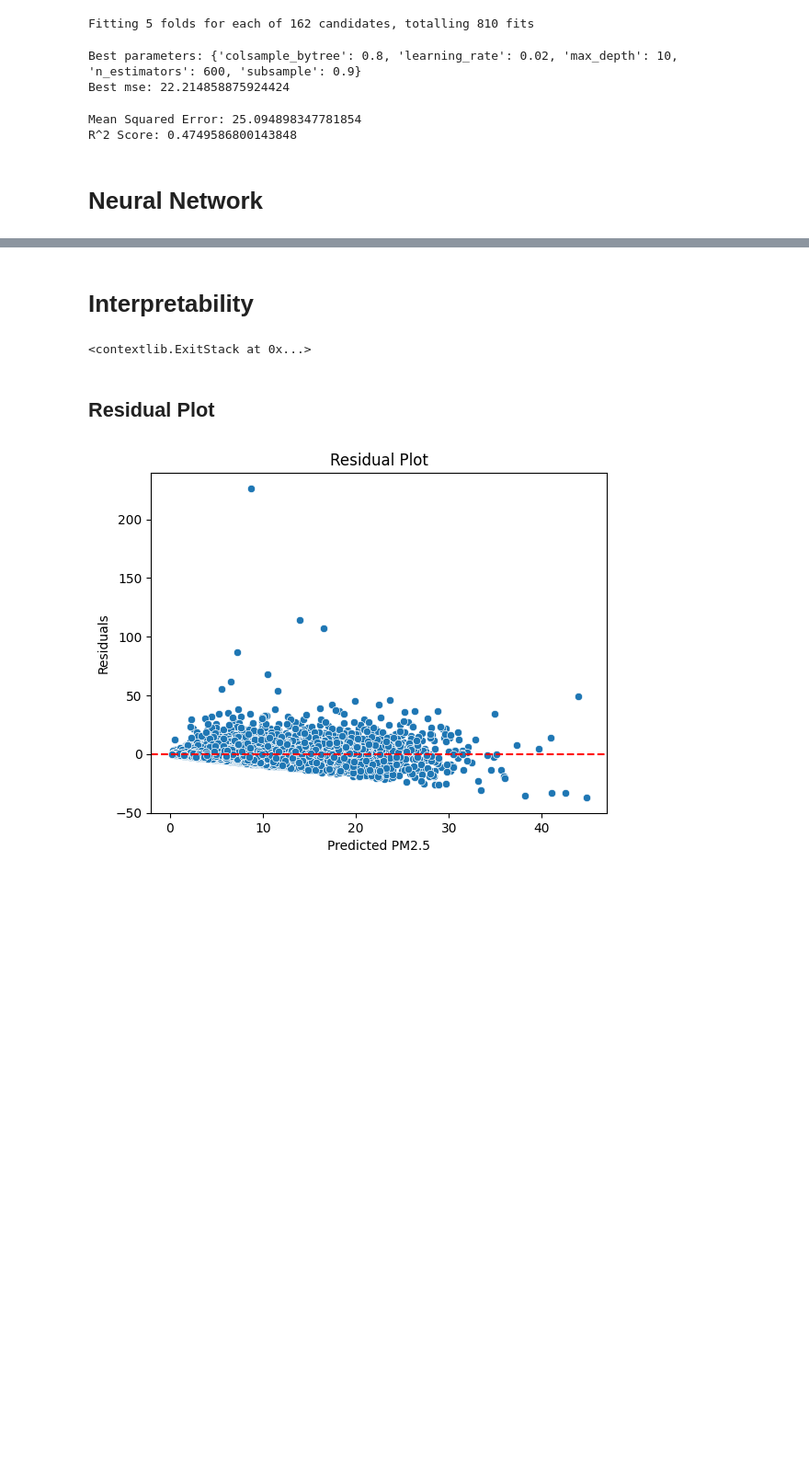
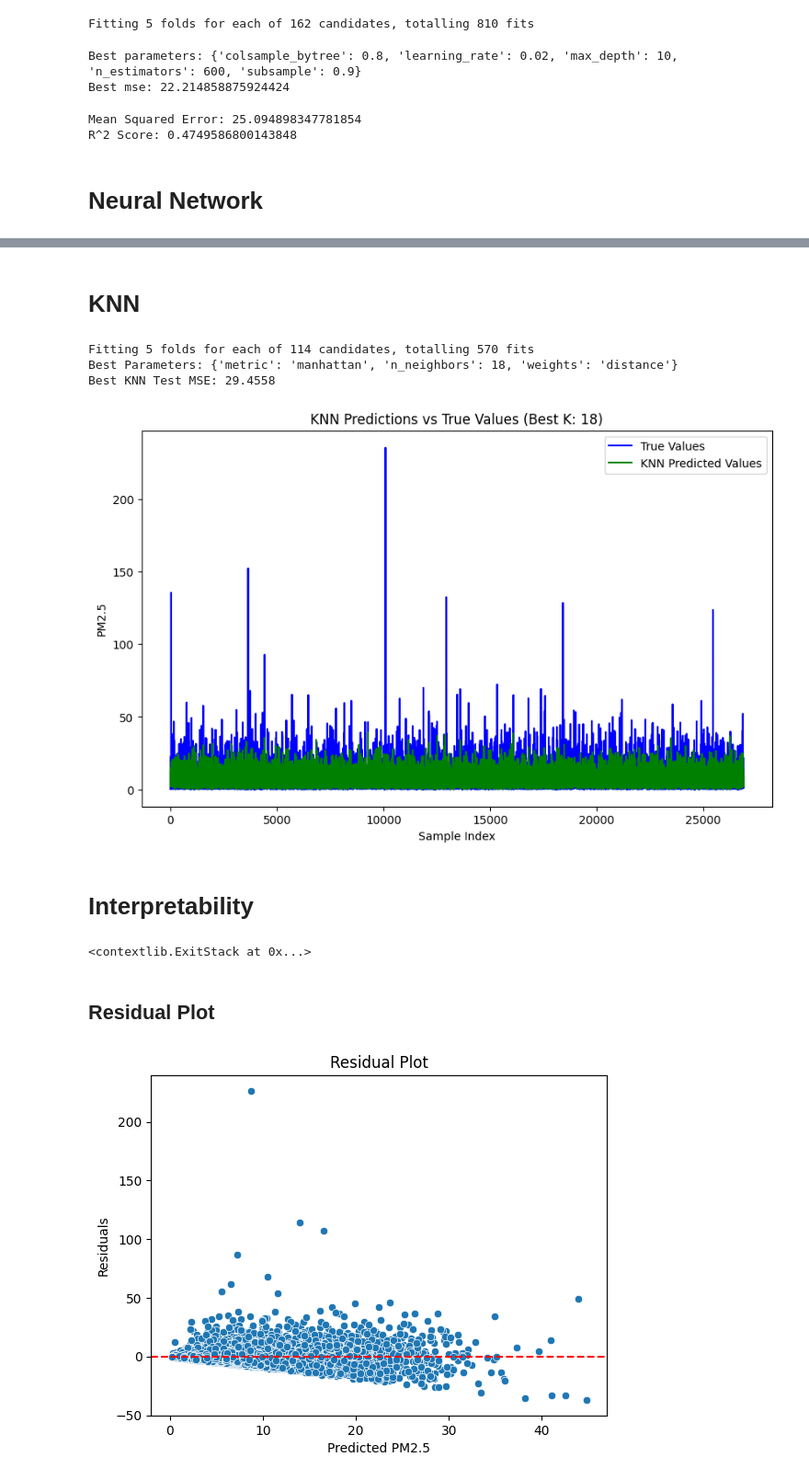
Before and after one commit to AsmitC/Austin_Trees, a Jupyter notebook: interpretability.ipynb, the cells around one changed output, grey strips where cells are left out. Shown at 92% size. Saved outputs shown, nothing was run; the diff lists cells and outputs as text; code cells hidden in the pictures; blank space fills up the shorter version.

```diff
--- a/interpretability.ipynb
+++ b/interpretability.ipynb
@@ -142,10 +150,14 @@ X_train, X_test, y_train, y_test = train_test_split(X, y, test_size=0.2, random_
 # %%
 param_grid = {
-    'max_depth': [15, 16, 17, 18]
+    'n_estimators': [_ for _ in range(150, 251, 25)],
+    'max_depth': [_ for _ in range(10, 21)],
+    'min_samples_split': [_ for _ in range(2, 5)],
+    'min_samples_leaf': [_ for _ in range(2, 5)]
 }
 
-grid = GridSearchCV(RandomForestRegressor(min_samples_split=3, min_samples_leaf=3, n_estimators=190),
-                    param_grid=param_grid, n_jobs=-1, scoring='neg_mean_squared_error')
+# min_samples_split=3, min_samples_leaf=3, n_estimators=190
+grid = GridSearchCV(RandomForestRegressor(), param_grid=param_grid,
+                    n_jobs=-1, scoring='neg_mean_squared_error')
 grid.fit(X_train, y_train)
 
 # Print best parameters and score from grid search
@@ -160,10 +172,9 @@ Best score: 23.469028992220643
 # %%
-
 rf_regressor = RandomForestRegressor(
-    n_estimators=190,         # Number of trees in the forest
-    max_depth=15,             # Maximum depth of each tree
-    min_samples_split=3,      # Minimum samples required to split a node
-    min_samples_leaf=3,       # Minimum samples required at a leaf node
+    n_estimators=250,         # Number of trees in the forest
+    max_depth=20,           # Maximum depth of each tree
+    min_samples_split=4,      # Minimum samples required to split a node
+    min_samples_leaf=2,       # Minimum samples required at a leaf node
     random_state=42           # Ensures reproducibility
 )
 
@@ -388,3 +537,63 @@ Test Loss: 31.1746
+# %% [markdown]
+# KNN
+# %%
+from sklearn.model_selection import GridSearchCV
+from sklearn.neighbors import KNeighborsRegressor
+from sklearn.preprocessing import StandardScaler
+from sklearn.metrics import mean_squared_error
+import matplotlib.pyplot as plt
+
+# Scale the data
+scaler = StandardScaler()
+X_train_scaled = scaler.fit_transform(X_train)
+X_test_scaled = scaler.transform(X_test)
+
+# Define the parameter grid for GridSearchCV
+param_grid = {
+    'n_neighbors': range(1, 20),  # Number of neighbors to consider
+    'weights': ['uniform', 'distance'],  # Uniform weights or distance-based
+    'metric': ['euclidean', 'manhattan', 'minkowski']  # Distance metrics
+}
+
+# Initialize GridSearchCV
+grid_search = GridSearchCV(
+    estimator=KNeighborsRegressor(),
+    param_grid=param_grid,
+    cv=5,
+    scoring='neg_mean_squared_error',
+    verbose=1,
+    n_jobs=-1
+)
+
+# Fit GridSearchCV to the training data
+grid_search.fit(X_train_scaled, y_train)
+
+# Get the best model and its parameters
+best_knn = grid_search.best_estimator_
+best_params = grid_search.best_params_
+print(f"Best Parameters: {best_params}")
+
+# Predict on the test set using the best KNN model
+y_pred_knn = best_knn.predict(X_test_scaled)
+
+# Calculate the MSE for the best KNN model
+mse_knn = mean_squared_error(y_test, y_pred_knn)
+print(f"Best KNN Test MSE: {mse_knn:.4f}")
+
+# Plot the true values vs the KNN predictions
+plt.figure(figsize=(10, 6))
+plt.plot(y_test.to_numpy(), label="True Values", color="blue")
+plt.plot(y_pred_knn, label="KNN Predicted Values", color="green")
+plt.legend()
+plt.title(f"KNN Predictions vs True Values (Best K: {best_params['n_neighbors']})")
+plt.xlabel("Sample Index")
+plt.ylabel("PM2.5")
+plt.show()
+# %% [output]
+Fitting 5 folds for each of 114 candidates, totalling 570 fits
+Best Parameters: {'metric': 'manhattan', 'n_neighbors': 18, 'weights': 'distance'}
+Best KNN Test MSE: 29.4558
+[figure, added]
 # %% [markdown]
 # Interpretability
 # %%
```
Also changed, not shown: parts of 21 cells of this notebook, 2 other files.
